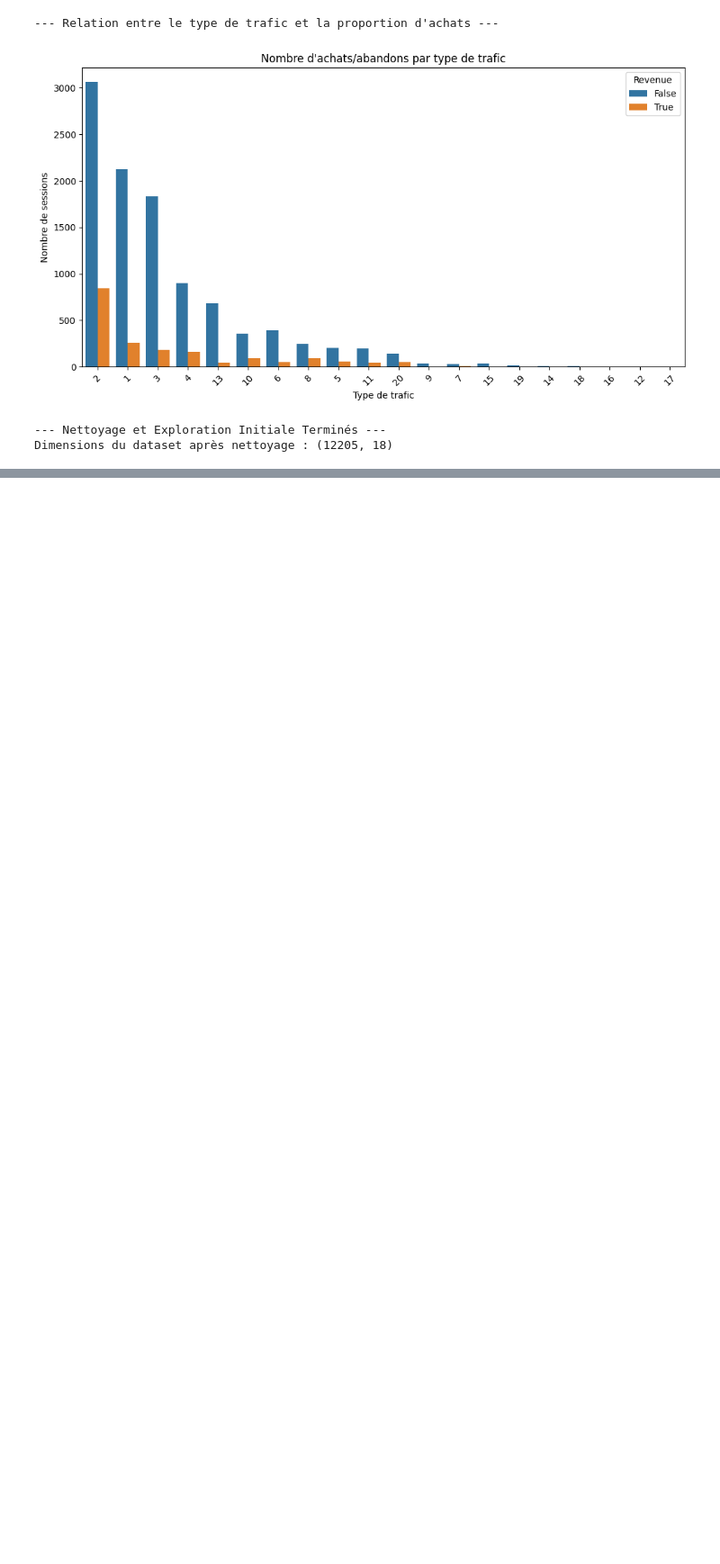
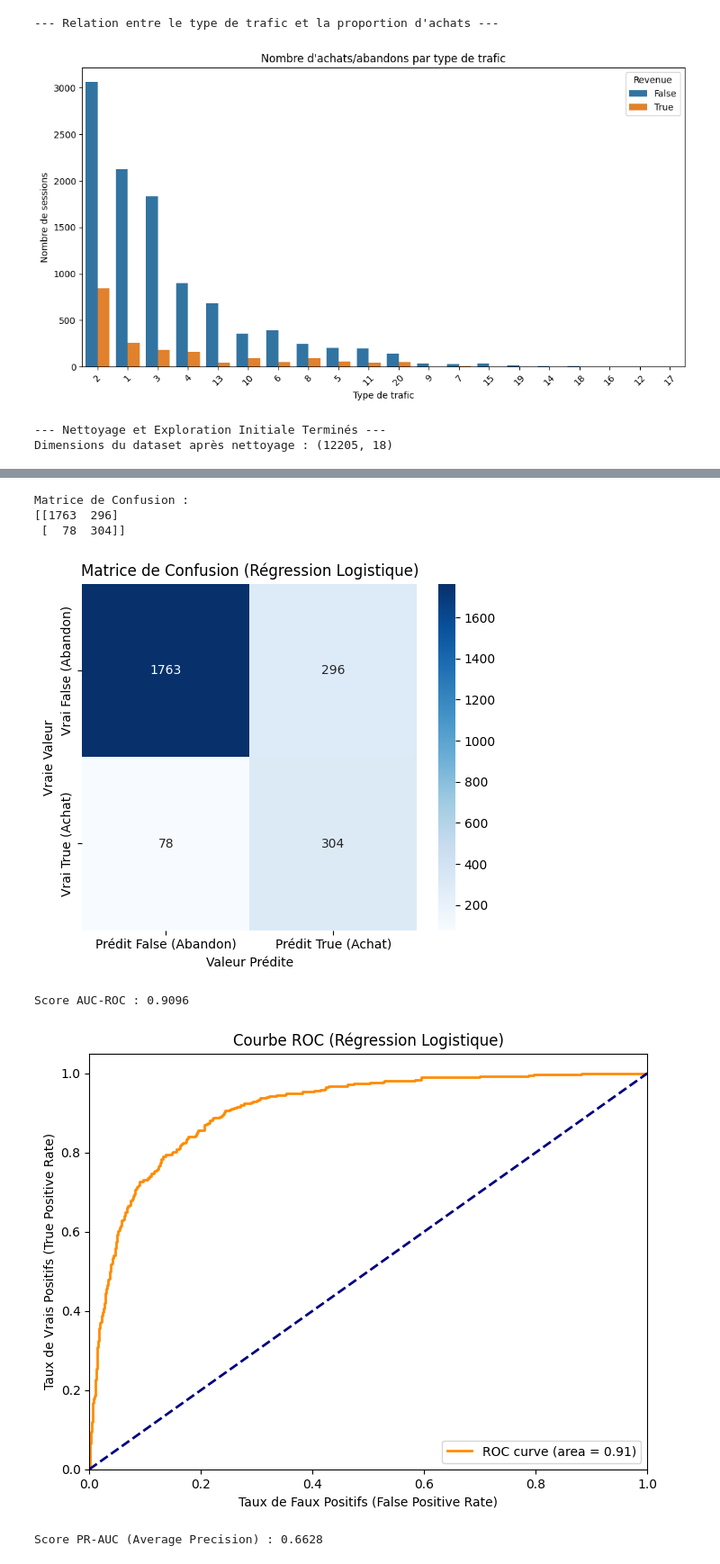
Before and after one commit to ELARCHAOUI/e-commerce, a Jupyter notebook: data_science_projet/exploration_panier.ipynb, the cells around one changed output, grey strips where cells are left out. Shown at 90% size. Saved outputs shown, nothing was run; the diff lists cells and outputs as text; code cells hidden in the pictures; blank space fills up the shorter version.

```diff
--- a/data_science_projet/exploration_panier.ipynb
+++ b/data_science_projet/exploration_panier.ipynb
@@ -188,0 +396,17 @@ Dimensions du dataset après nettoyage : (12205, 18)
+# %%
+# --- 2. Faire des Prédictions sur l'Ensemble de Test ---
+
+# Prédictions des classes (True/False)
+y_pred_lr = model_lr.predict(X_test)
+
+# Prédictions des probabilités (utile pour les courbes ROC/PR)
+y_pred_proba_lr = model_lr.predict_proba(X_test)[:, 1] # Probabilité de la classe positive (True)
+
+# --- 3. Évaluation du Modèle ---
+
+print("\n--- Évaluation du Modèle de Régression Logistique ---")
+
+# Rapport de classification
+# Donne la précision (precision), le rappel (recall), le F1-score et le support pour chaque classe
+print("\nRapport de Classification :")
+print(classification_report(y_test, y_pred_lr))
@@ -188,0 +425,61 @@ Dimensions du dataset après nettoyage : (12205, 18)
+# %%
+# Matrice de confusion
+# Aide à visualiser les vrais positifs/négatifs et faux positifs/négatifs
+cm_lr = confusion_matrix(y_test, y_pred_lr)
+print("\nMatrice de Confusion :")
+print(cm_lr)
+
+# Visualisation de la Matrice de Confusion
+plt.figure(figsize=(6, 5))
+sns.heatmap(cm_lr, annot=True, fmt='d', cmap='Blues',
+            xticklabels=['Prédit False (Abandon)', 'Prédit True (Achat)'],
+            yticklabels=['Vrai False (Abandon)', 'Vrai True (Achat)'])
+plt.title('Matrice de Confusion (Régression Logistique)')
+plt.ylabel('Vraie Valeur')
+plt.xlabel('Valeur Prédite')
+plt.show()
+
+
+# AUC-ROC Score
+# Mesure la capacité du modèle à distinguer les classes. Une valeur de 0.5 est un hasard, 1.0 est parfait.
+roc_auc_lr = roc_auc_score(y_test, y_pred_proba_lr)
+print(f"\nScore AUC-ROC : {roc_auc_lr:.4f}")
+
+# Courbe ROC
+fpr_lr, tpr_lr, _ = roc_curve(y_test, y_pred_proba_lr)
+plt.figure(figsize=(8, 6))
+plt.plot(fpr_lr, tpr_lr, color='darkorange', lw=2, label=f'ROC curve (area = {roc_auc_lr:.2f})')
+plt.plot([0, 1], [0, 1], color='navy', lw=2, linestyle='--')
+plt.xlim([0.0, 1.0])
+plt.ylim([0.0, 1.05])
+plt.xlabel('Taux de Faux Positifs (False Positive Rate)')
+plt.ylabel('Taux de Vrais Positifs (True Positive Rate)')
+plt.title('Courbe ROC (Régression Logistique)')
+plt.legend(loc="lower right")
+plt.show()
+
+# PR-AUC Score (Average Precision Score)
+# Particulièrement utile pour les datasets déséquilibrés
+# Représente la précision moyenne pondérée sur chaque seuil.
+pr_auc_lr = average_precision_score(y_test, y_pred_proba_lr)
+print(f"Score PR-AUC (Average Precision) : {pr_auc_lr:.4f}")
+
+# Courbe Precision-Recall
+precision_lr, recall_lr, _ = precision_recall_curve(y_test, y_pred_proba_lr)
+plt.figure(figsize=(8, 6))
+plt.plot(recall_lr, precision_lr, color='blue', lw=2, label=f'PR curve (area = {pr_auc_lr:.2f})')
+plt.xlabel('Rappel (Recall)')
+plt.ylabel('Précision (Precision)')
+plt.title('Courbe Precision-Recall (Régression Logistique)')
+plt.legend(loc="lower left")
+plt.show()
+
+print("\n--- Étape de Modélisation et Évaluation Initiale Terminée ---")
+# %% [output]
+Matrice de Confusion :
+[[1763  296]
+ [  78  304]]
+[figure, added]
+Score AUC-ROC : 0.9096
+[figure, added]
+Score PR-AUC (Average Precision) : 0.6628
```
Also changed, not shown: parts of 9 cells of this notebook.
